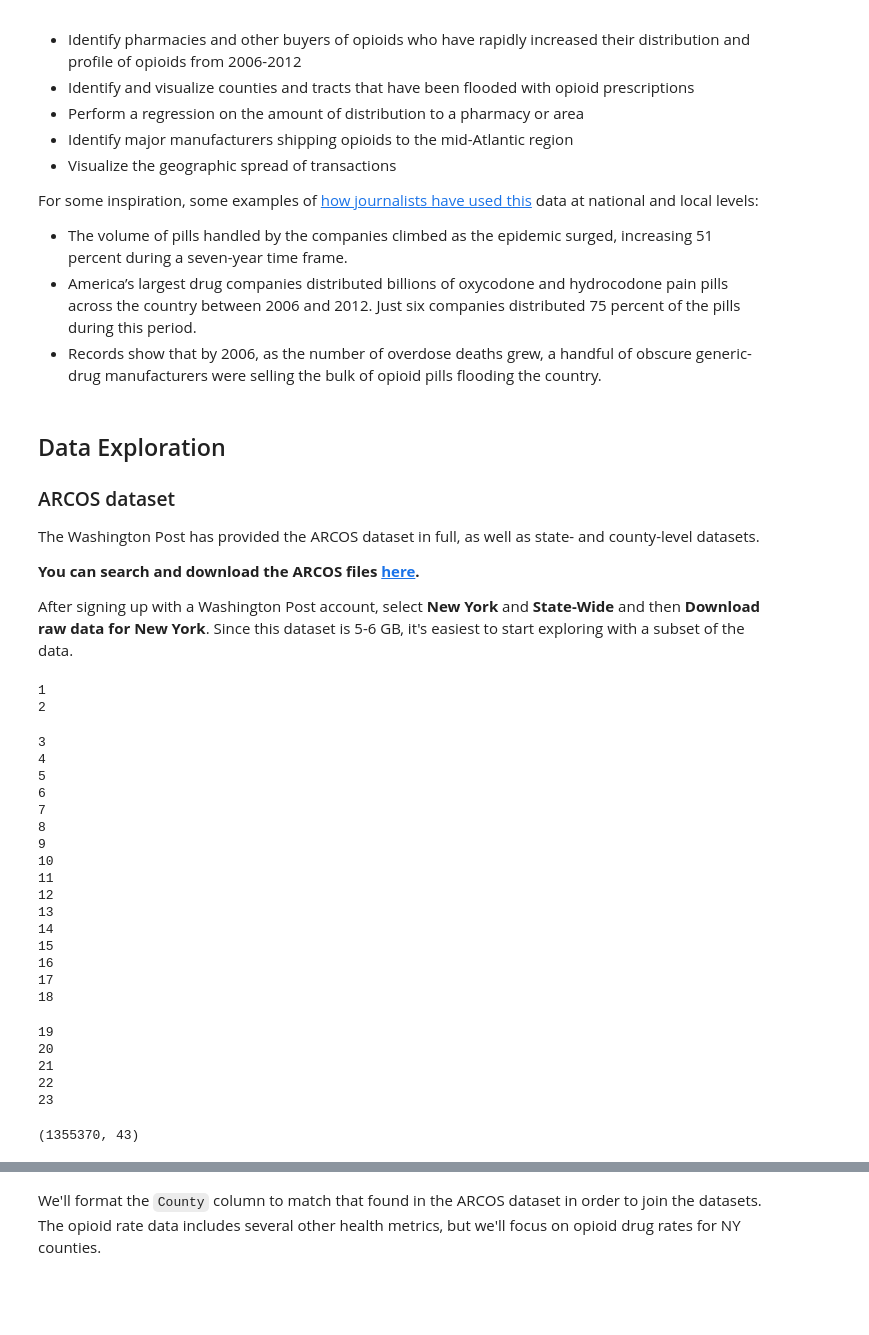
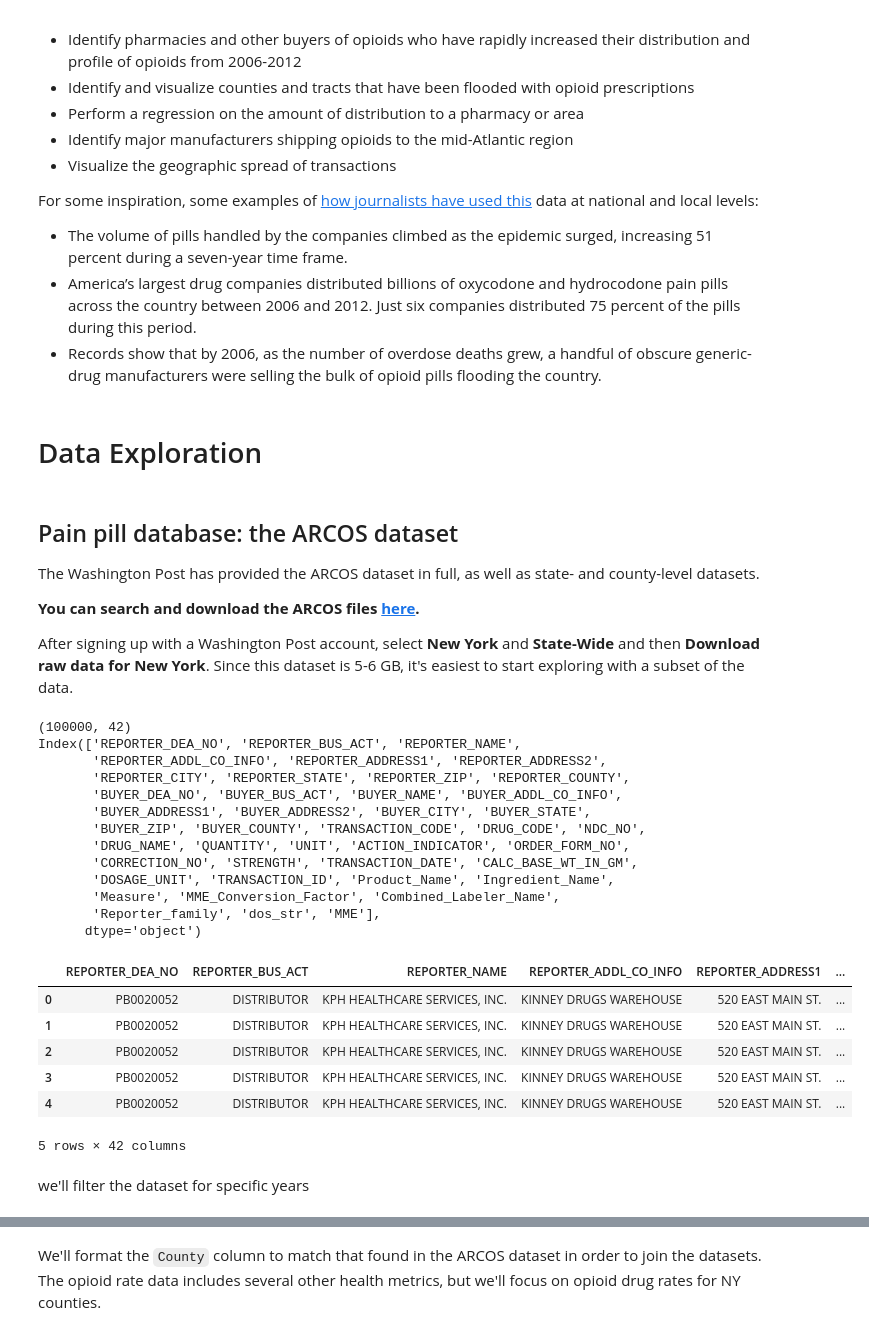
Before and after one commit to jessicambs/hacknights, a Jupyter notebook: opioid-analytics/01_opioid-distribution-prescription-patterns.ipynb, the cells around one changed output, grey strips where cells are left out. Cells and saved outputs as stored; diff of their text form; code cells hidden in the pictures; blank space fills up the shorter version.

```diff
--- a/opioid-analytics/01_opioid-distribution-prescription-patterns.ipynb
+++ b/opioid-analytics/01_opioid-distribution-prescription-patterns.ipynb
@@ -65,10 +65,10 @@ For some inspiration, some examples of [how journalists have used this](https://
 - The volume of pills handled by the companies climbed as the epidemic surged, increasing 51 percent during a seven-year time frame.
 -  America’s largest drug companies distributed billions of oxycodone and hydrocodone pain pills across the country between 2006 and 2012. Just six companies distributed 75 percent of the pills during this period.
 - Records show that by 2006, as the number of overdose deaths grew, a handful of obscure generic-drug manufacturers were selling the bulk of opioid pills flooding the country.
+# %% [markdown]
+# Data Exploration
 # %% [markdown]
-## Data Exploration
-
-### ARCOS dataset
+## Pain pill database: the ARCOS dataset
 
 The Washington Post has provided the ARCOS dataset in full, as well as state- and county-level datasets.
 
@@ -81,42 +81,33 @@ After signing up with a Washington Post account, select **New York** and **State
 import numpy as np
 import pandas as pd
 import matplotlib.pyplot as plt
-# %%
-chunksize = 500000
-i = 0
-for chunk in (pd.read_csv('data/arcos-ny-statewide-itemized.csv', chunksize=chunksize)):
-    i += 1
-# for chunk in (pd.read_csv('data/opioid_data/arcos-ny-statewide-itemized_sample.csv', chunksize=chunksize)):
-#     print(chunk.shape)
-#     display(chunk.head())
-#     print(chunk.columns)
-#     break
-    print(i)
-# %% [output]
-1
-2
-3
-4
-5
-6
-7
-8
-9
-10
-11
-12
-13
-14
-15
-16
-17
-18
-19
-20
-21
-22
-23
 # %%
 nys = pd.read_csv('data/arcos-ny-statewide-itemized.csv')
+print(nys.shape)
+print(nys.columns)
+nys.head()
+# %% [output]
+(100000, 42)
+Index(['REPORTER_DEA_NO', 'REPORTER_BUS_ACT', 'REPORTER_NAME',
+       'REPORTER_ADDL_CO_INFO', 'REPORTER_ADDRESS1', 'REPORTER_ADDRESS2',
+       'REPORTER_CITY', 'REPORTER_STATE', 'REPORTER_ZIP', 'REPORTER_COUNTY',
+       'BUYER_DEA_NO', 'BUYER_BUS_ACT', 'BUYER_NAME', 'BUYER_ADDL_CO_INFO',
+       'BUYER_ADDRESS1', 'BUYER_ADDRESS2', 'BUYER_CITY', 'BUYER_STATE',
+       'BUYER_ZIP', 'BUYER_COUNTY', 'TRANSACTION_CODE', 'DRUG_CODE', 'NDC_NO',
+       'DRUG_NAME', 'QUANTITY', 'UNIT', 'ACTION_INDICATOR', 'ORDER_FORM_NO',
+       'CORRECTION_NO', 'STRENGTH', 'TRANSACTION_DATE', 'CALC_BASE_WT_IN_GM',
+       'DOSAGE_UNIT', 'TRANSACTION_ID', 'Product_Name', 'Ingredient_Name',
+       'Measure', 'MME_Conversion_Factor', 'Combined_Labeler_Name',
+       'Reporter_family', 'dos_str', 'MME'],
+      dtype='object')
+|  | REPORTER_DEA_NO | REPORTER_BUS_ACT | REPORTER_NAME | REPORTER_ADDL_CO_INFO | REPORTER_ADDRESS1 | ... |
+| 0 | PB0020052 | DISTRIBUTOR | KPH HEALTHCARE SERVICES, INC. | KINNEY DRUGS WAREHOUSE | 520 EAST MAIN ST. | ... |
+| 1 | PB0020052 | DISTRIBUTOR | KPH HEALTHCARE SERVICES, INC. | KINNEY DRUGS WAREHOUSE | 520 EAST MAIN ST. | ... |
+| 2 | PB0020052 | DISTRIBUTOR | KPH HEALTHCARE SERVICES, INC. | KINNEY DRUGS WAREHOUSE | 520 EAST MAIN ST. | ... |
+| 3 | PB0020052 | DISTRIBUTOR | KPH HEALTHCARE SERVICES, INC. | KINNEY DRUGS WAREHOUSE | 520 EAST MAIN ST. | ... |
+| 4 | PB0020052 | DISTRIBUTOR | KPH HEALTHCARE SERVICES, INC. | KINNEY DRUGS WAREHOUSE | 520 EAST MAIN ST. | ... |
+5 rows × 42 columns
+# %% [markdown]
+we'll filter the dataset for specific years
 # %%
 nys['TRANSACTION_YEAR'] = nys['TRANSACTION_DATE'].astype(str).apply(lambda x: x[-4:])
@@ -124,4 +120,0 @@ nys_2012 = nys[nys['TRANSACTION_YEAR'] == '2012']
-# %%
-nys_2012.shape
-# %% [output]
-(1355370, 43)
```
Also changed, not shown: parts of 37 cells of this notebook.
